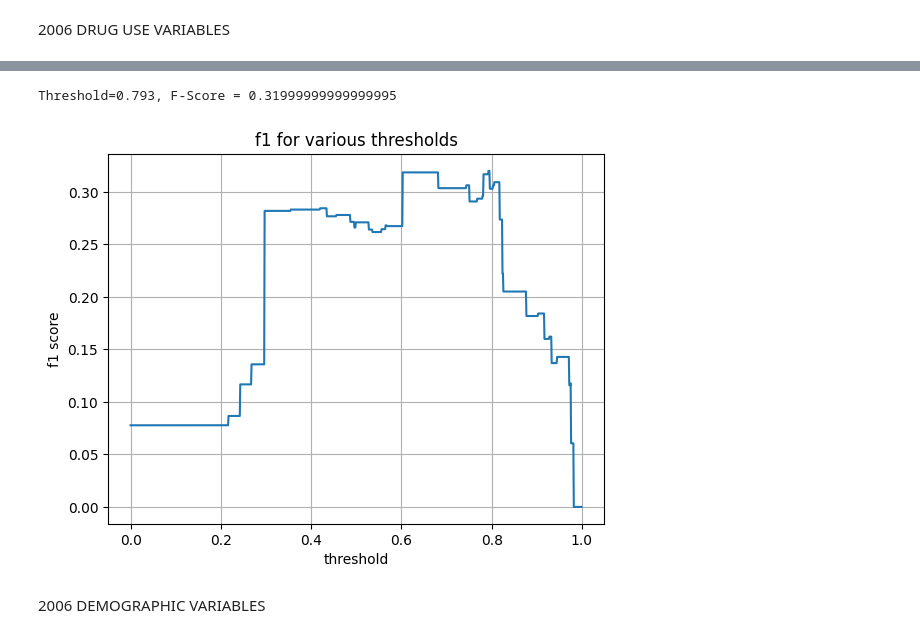
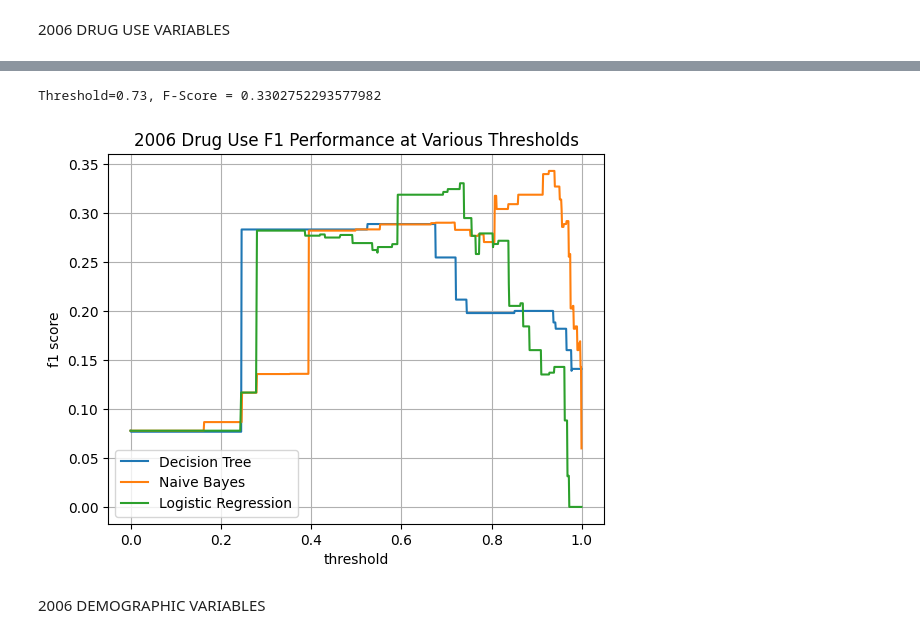
Before and after one commit to HotelTango314/dsa5900, a Jupyter notebook: NSDUH_Explore.ipynb, the cells around one changed output, grey strips where cells are left out. Drawn from its saved outputs; the diff is of its cells as text; code cells hidden in the pictures.

Commit message:
logit visuals

```diff
--- a/NSDUH_Explore.ipynb
+++ b/NSDUH_Explore.ipynb
@@ -1226,19 +1245,22 @@ def threshold_search(model,testX,testy):
     scores = [f1_score(testy,to_labels(probs,t)) for t in thresholds]
     ix = np.argmax(scores)
     print(f"Threshold={thresholds[ix]}, F-Score = {scores[ix]}")
-    plot_f1_search(thresholds,scores)
-
-def plot_f1_search(thresholds, scores):
+    #plot_f1_search(thresholds,scores)
+    return scores
+def plot_f1_search(treescore,bayescore,logitscore,chart_title):
+    thresholds = np.arange(0,1,.001)
     fig,ax = plt.subplots()
-    ax.plot(thresholds,scores)
-    ax.set(xlabel='threshold', ylabel='f1 score',title='f1 for various thresholds')
+    ax.plot(thresholds,treescore,label='Decision Tree')
+    ax.plot(thresholds,bayescore, label='Naive Bayes')
+    ax.plot(thresholds,logitscore, label='Logistic Regression')
+    ax.set(xlabel='threshold', ylabel='f1 score',title=chart_title)
     ax.grid()
+    ax.legend(loc='lower left')
     plt.show()
 # %% [markdown]
 2006 DRUG USE VARIABLES
 # %%
 #2006 Drug Use dtree
-
 du_six_tree_final = tree_pipe(5,2,.3,.6).fit(du_six_trainX,du_six_trainy)
-threshold_search(du_six_tree_final, du_six_testX, du_six_testy)
+du_six_tree_score = threshold_search(du_six_tree_final, du_six_testX, du_six_testy)
 # %% [output]
@@ -1247,5 +1268,5 @@ Threshold=0.659, F-Score = 0.3106796116504854
 # %%
 #2006 Drug Use Bayes
 du_six_bayes_final = bayes_pipe(False,2,.1,.6).fit(du_six_trainX,du_six_trainy)
-threshold_search(du_six_bayes_final, du_six_testX, du_six_testy)
+du_six_bayes_score = threshold_search(du_six_bayes_final, du_six_testX, du_six_testy)
 # %% [output]
@@ -1254,22 +1274,16 @@ Threshold=0.889, F-Score = 0.34862385321100914
 # %%
 #2006 Drug Use Logit
 du_six_logit_final = logit_pipe(.1,3,.3,.6).fit(du_six_trainX,du_six_trainy)
-threshold_search(du_six_logit_final,du_six_testX.astype(float),du_six_testy)
-
-#f1_score(du_six_testy,
-#du_six_logit_final.predict_proba(du_six_testX.astype(float)) #)
-
-#du_six_testX.astype(float).dtypes
-
-#du_six_logit_final.fit(du_six_trainX,du_six_trainy)
-#du_six_logit_predy = du_six_logit_final.predict(du_six_testX)
-
-#du_six_logit_f1 = f1_score(du_six_testy,du_six_logit_predy)
-
-#print(f"f1_score: {np.round(du_six_logit_f1,4)}")
+du_six_logit_score = threshold_search(du_six_logit_final,du_six_testX.astype(float),du_six_testy)
 # %% [output]
-Threshold=0.793, F-Score = 0.31999999999999995
+Threshold=0.73, F-Score = 0.3302752293577982
-[figure, removed]
+# %%
+plot_f1_search(du_six_tree_score,
+               du_six_bayes_score,
+               du_six_logit_score,
+               "2006 Drug Use F1 Performance at Various Thresholds")
+# %% [output]
+[figure, added]
 # %% [markdown]
 2006 DEMOGRAPHIC VARIABLES
 # %%
```
Also changed, not shown: parts of 37 cells of this notebook.
